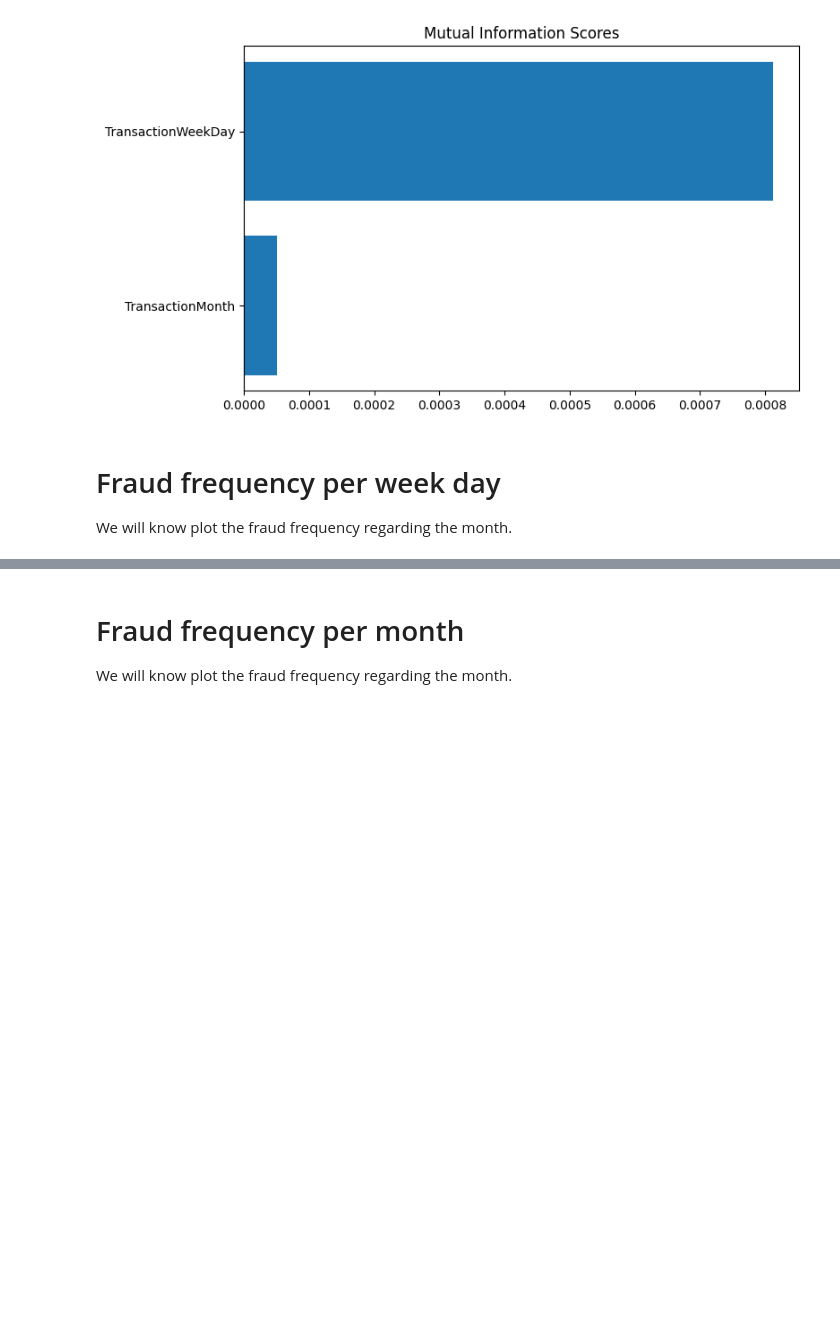
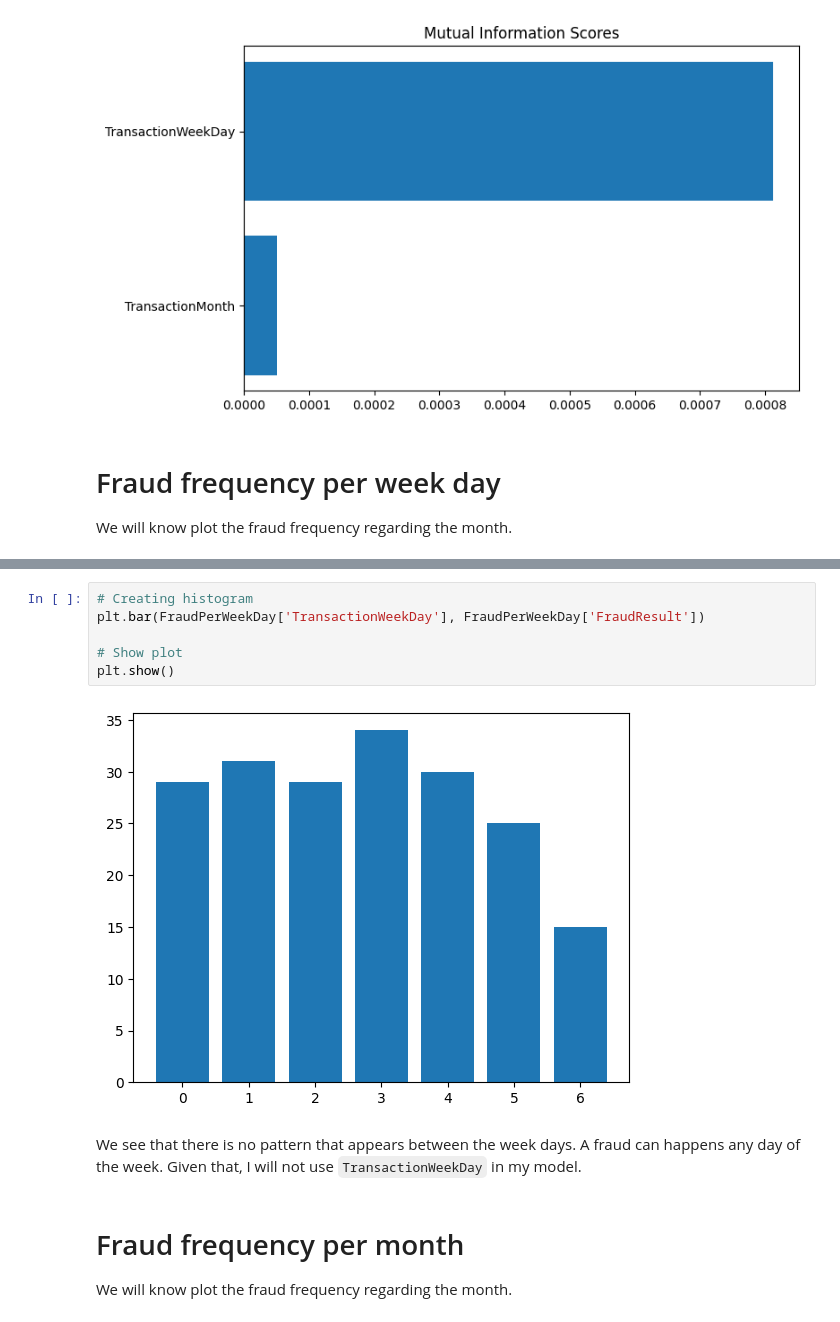
Before and after one commit to alex210501/AI5L-L1-FraudDetection, a Jupyter notebook: ml_project.ipynb, the cells around one changed output, grey strips where cells are left out. Saved outputs shown, nothing was run; the diff lists cells and outputs as text; blank space fills up the shorter version.

```diff
--- a/ml_project.ipynb
+++ b/ml_project.ipynb
@@ -276,3 +277,13 @@ FraudPerMonth.head()
+# %%
+# Creating histogram
+plt.bar(FraudPerWeekDay['TransactionWeekDay'], FraudPerWeekDay['FraudResult'])
+
+# Show plot
+plt.show()
+# %% [output]
+[figure, added]
+# %% [markdown]
+We see that there is no pattern that appears between the week days. A fraud can happens any day of the week. Given that, I will not use `TransactionWeekDay` in my model.
 # %% [markdown]
 # Fraud frequency per month
 
```
Also changed, not shown: parts of 3 cells of this notebook.
